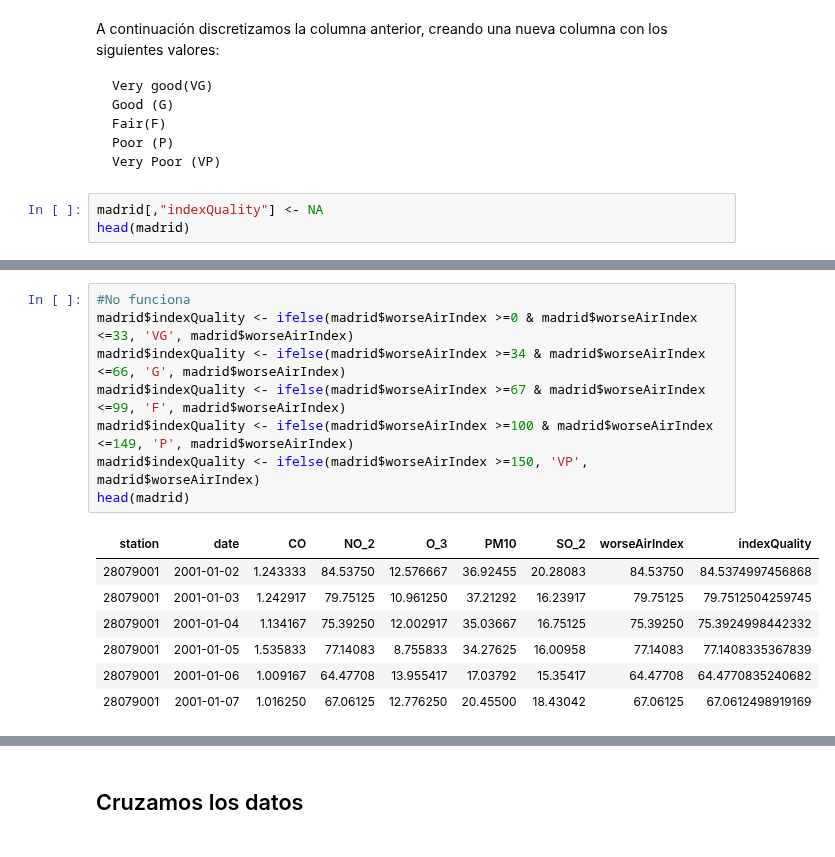
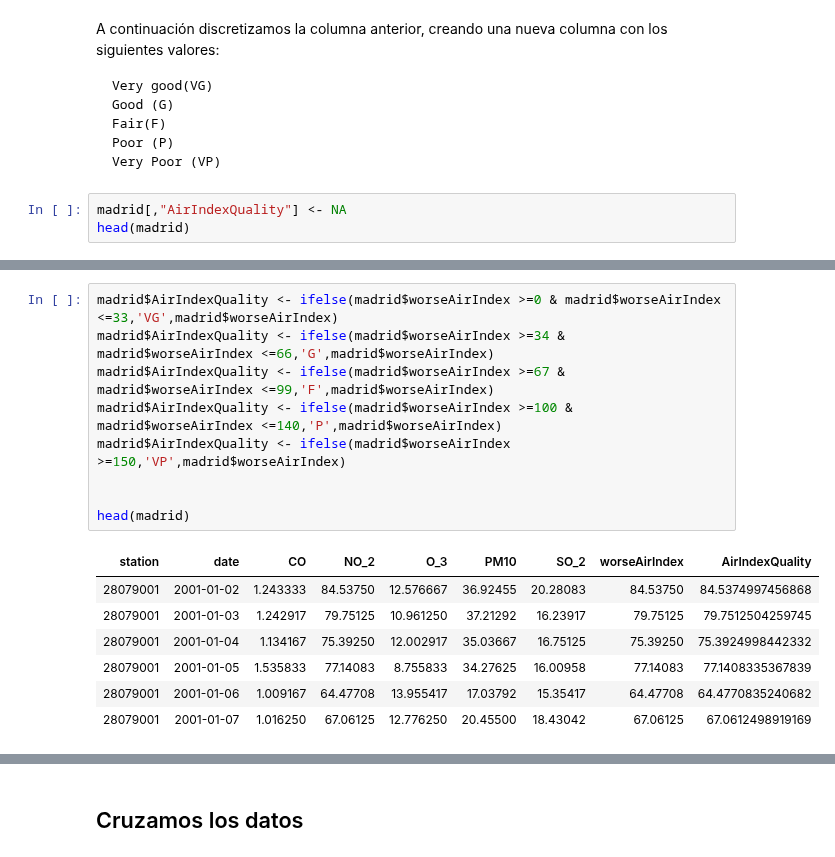
Before and after one commit to manumonforte/DataMining-BigDataParadigm, a Jupyter notebook: Estudio.ipynb, the cells around one changed output, grey strips where cells are left out. Drawn from its saved outputs; the diff is of its cells as text.

```diff
--- a/Estudio.ipynb
+++ b/Estudio.ipynb
@@ -408,6 +489,6 @@ A continuación discretizamos la columna anterior, creando una nueva columna con
     Poor (P)
     Very Poor (VP)
 # %%
-madrid[,"indexQuality"] <- NA
+madrid[,"AirIndexQuality"] <- NA
 head(madrid)
 # %% [output]
@@ -419,15 +500,16 @@ head(madrid)
 | 28079001 | 2001-01-06 | 1.009167 | 64.47708 | 13.955417 | 17.03792 | 15.35417 | 64.47708 | NA |
 | 28079001 | 2001-01-07 | 1.016250 | 67.06125 | 12.776250 | 20.45500 | 18.43042 | 67.06125 | NA |
 # %%
-#No funciona
-madrid$indexQuality <- ifelse(madrid$worseAirIndex >=0 & madrid$worseAirIndex <=33, 'VG', madrid$worseAirIndex)
-madrid$indexQuality <- ifelse(madrid$worseAirIndex >=34 & madrid$worseAirIndex <=66, 'G', madrid$worseAirIndex)
-madrid$indexQuality <- ifelse(madrid$worseAirIndex >=67 & madrid$worseAirIndex <=99, 'F', madrid$worseAirIndex)
-madrid$indexQuality <- ifelse(madrid$worseAirIndex >=100 & madrid$worseAirIndex <=149, 'P', madrid$worseAirIndex)
-madrid$indexQuality <- ifelse(madrid$worseAirIndex >=150, 'VP', madrid$worseAirIndex)
+madrid$AirIndexQuality <- ifelse(madrid$worseAirIndex >=0 & madrid$worseAirIndex <=33,'VG',madrid$worseAirIndex)
+madrid$AirIndexQuality <- ifelse(madrid$worseAirIndex >=34 & madrid$worseAirIndex <=66,'G',madrid$worseAirIndex)
+madrid$AirIndexQuality <- ifelse(madrid$worseAirIndex >=67 & madrid$worseAirIndex <=99,'F',madrid$worseAirIndex)
+madrid$AirIndexQuality <- ifelse(madrid$worseAirIndex >=100 & madrid$worseAirIndex <=140,'P',madrid$worseAirIndex)
+madrid$AirIndexQuality <- ifelse(madrid$worseAirIndex >=150,'VP',madrid$worseAirIndex)
+
+
 head(madrid)
 # %% [output]
-| station | date | CO | NO_2 | O_3 | PM10 | SO_2 | worseAirIndex | indexQuality |
+| station | date | CO | NO_2 | O_3 | PM10 | SO_2 | worseAirIndex | AirIndexQuality |
 | 28079001 | 2001-01-02 | 1.243333 | 84.53750 | 12.576667 | 36.92455 | 20.28083 | 84.53750 | 84.5374997456868 |
 | 28079001 | 2001-01-03 | 1.242917 | 79.75125 | 10.961250 | 37.21292 | 16.23917 | 79.75125 | 79.7512504259745 |
 | 28079001 | 2001-01-04 | 1.134167 | 75.39250 | 12.002917 | 35.03667 | 16.75125 | 75.39250 | 75.3924998442332 |
```
Also changed, not shown: parts of 15 cells of this notebook.
